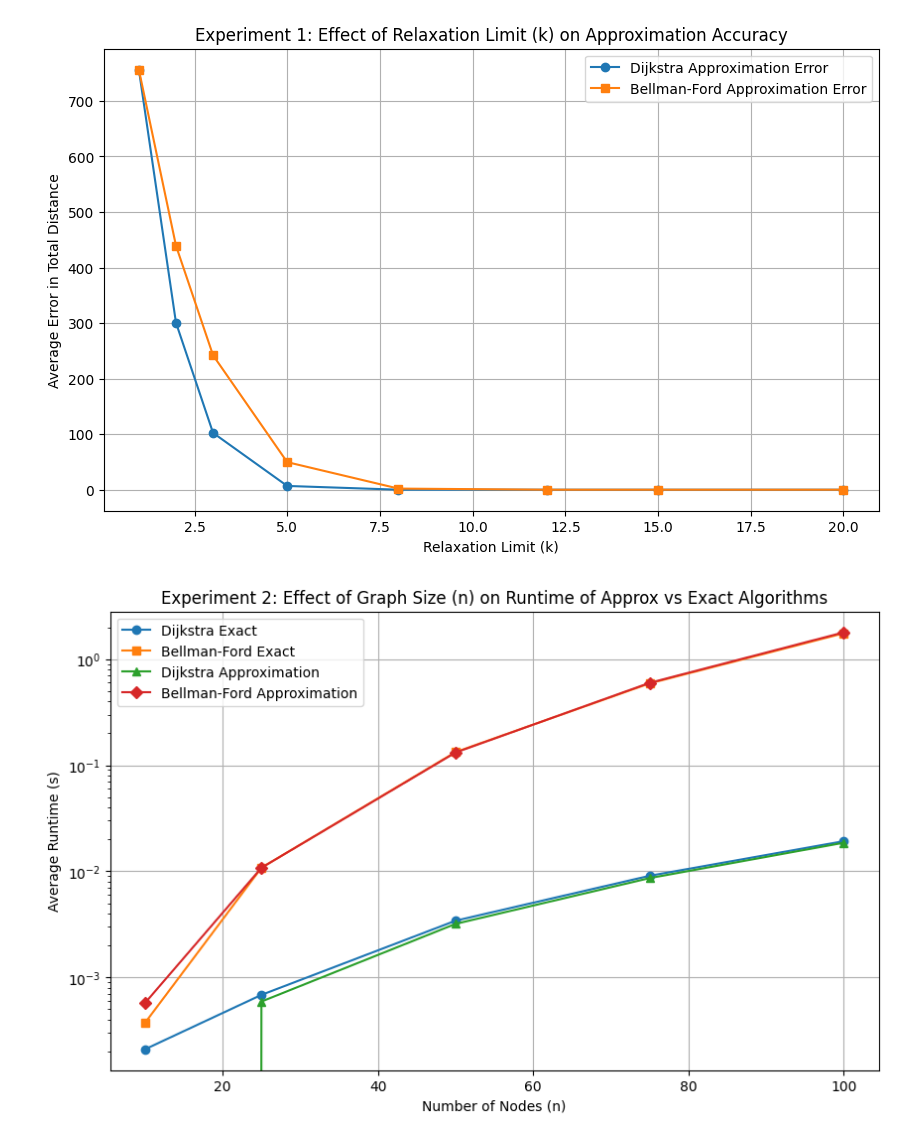
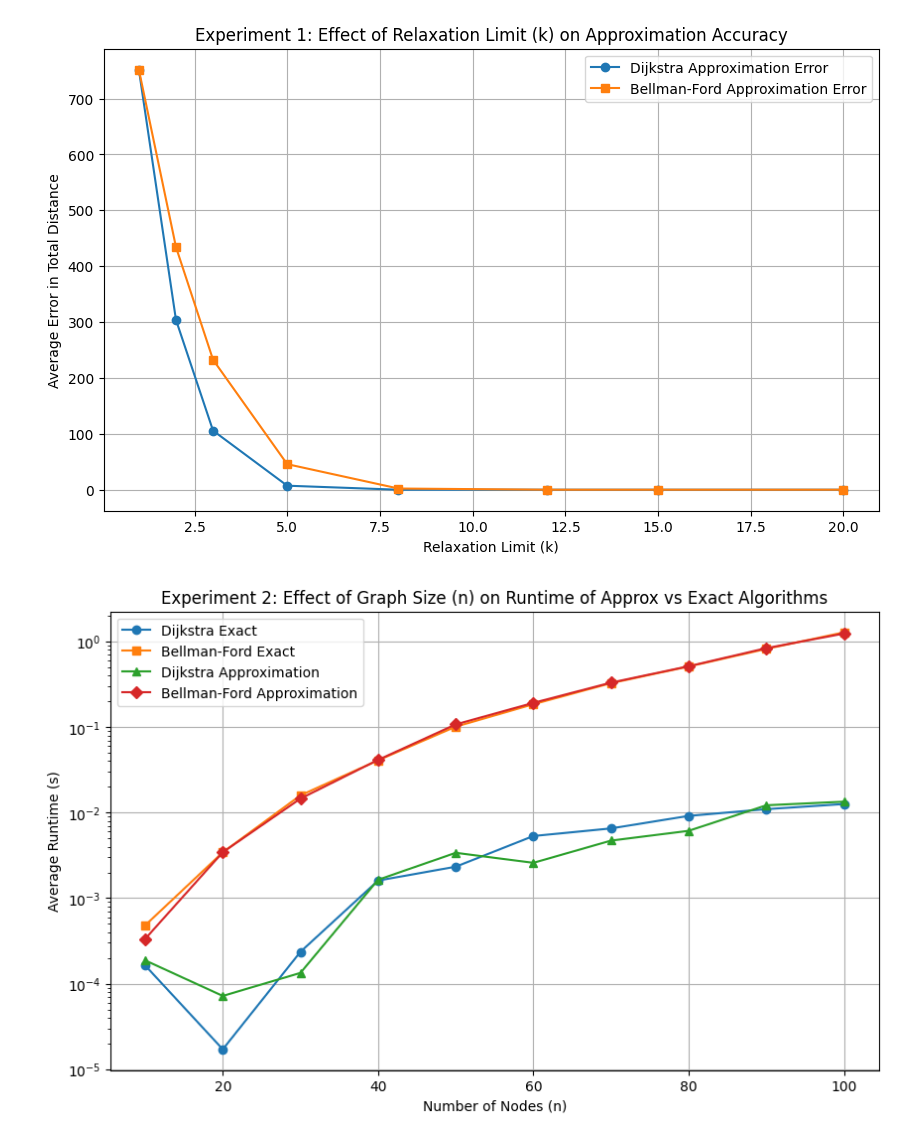
Before and after one commit to Emre-Bozkurt-xyz/2XC3-FinalProject, a Jupyter notebook: experiments_part1.ipynb, the cells around one changed output. Drawn from its saved outputs; the diff is of its cells as text; code cells hidden in the pictures.

```diff
--- a/experiments_part1.ipynb
+++ b/experiments_part1.ipynb
@@ -9,7 +9,7 @@ import time
 # %%
 #Experiment 1: How does the Relaxation Limit (k) affect the accuracy of Approx Shortest Path Algorithms?
 num_nodes = 100
-num_trials = 20
+runs = 20
 max_weight = 20
 k_vals = [1, 2, 3, 5, 8, 12, 15, 20]
 
@@ -19,13 +19,13 @@ bellman_ford_approx_errors = []
 for k in k_vals:
     dijkstra_total_error = 0
     bellman_ford_total_error = 0
-    for _ in range(num_trials):
+    for _ in range(runs):
         G = create_random_complete_graph(num_nodes, max_weight)
         exact_dist = total_dist(dijkstra(G, 0))
         dijkstra_total_error += total_dist(dijkstra_approx(G, 0, k)) - exact_dist
         bellman_ford_total_error += total_dist(bellman_ford_approx(G, 0, k)) - exact_dist
-    dijkstra_approx_errors.append(dijkstra_total_error / num_trials)
-    bellman_ford_approx_errors.append(bellman_ford_total_error / num_trials)
+    dijkstra_approx_errors.append(dijkstra_total_error / runs)
+    bellman_ford_approx_errors.append(bellman_ford_total_error / runs)
 
 plt.figure(figsize=(10, 6))
 plt.plot(k_vals, dijkstra_approx_errors, marker='o', label='Dijkstra Approximation Error')
@@ -40,10 +40,10 @@ plt.show()
 [figure]
 # %%
 #Experiment 2: How does Graph Size/Number of Nodes (n) affect the runtime of Approx Shortest Path Algorithms vs Exact Algorithms?
-num_trials = 20
+runs = 30
 max_weight = 20
 k = 5
-n = [10, 25, 50, 75, 100]
+n = [10, 20, 30, 40, 50, 60, 70, 80, 90, 100]
 
 dijkstra_exact_times = []
 bellman_ford_exact_times = []
@@ -55,44 +55,44 @@ for num_nodes in n:
     bellman_ford_exact_time = 0
     dijkstra_approx_time = 0
     bellman_ford_approx_time = 0
-    for _ in range(num_trials):
+    for _ in range(runs):
         G = create_random_complete_graph(num_nodes, max_weight)
 
         start = time.time()
         dijkstra(G, 0)
         dijkstra_exact_time += time.time() - start
 
         start = time.time()
         bellman_ford(G, 0)
         bellman_ford_exact_time += time.time() - start
 
         start = time.time()
         dijkstra_approx(G, 0, k)
         dijkstra_approx_time += time.time() - start
 
         start = time.time()
         bellman_ford_approx(G, 0, k)
         bellman_ford_approx_time += time.time() - start
 
-    dijkstra_exact_times.append(dijkstra_exact_time / num_trials)
-    bellman_ford_exact_times.append(bellman_ford_exact_time / num_trials)
-    dijkstra_approx_times.append(dijkstra_approx_time / num_trials)
-    bellman_ford_approx_times.append(bellman_ford_approx_time / num_trials)
+    dijkstra_exact_times.append(dijkstra_exact_time / runs)
+    bellman_ford_exact_times.append(bellman_ford_exact_time / runs)
+    dijkstra_approx_times.append(dijkstra_approx_time / runs)
+    bellman_ford_approx_times.append(bellman_ford_approx_time / runs)
 
 plt.figure(figsize=(10, 6))
 plt.plot(n, dijkstra_exact_times, marker='o', label='Dijkstra Exact')
 plt.plot(n, bellman_ford_exact_times, marker='s', label='Bellman-Ford Exact')
 plt.plot(n, dijkstra_approx_times, marker='^', label='Dijkstra Approximation')
 plt.plot(n, bellman_ford_approx_times, marker='D', label='Bellman-Ford Approximation')
 plt.xlabel('Number of Nodes (n)')
 plt.ylabel('Average Runtime (s)')
 plt.title('Experiment 2: Effect of Graph Size (n) on Runtime of Approx vs Exact Algorithms')
 plt.yscale('log')
 plt.legend()
 plt.grid(True)
 plt.show()
 # %% [output]
-[figure, old version]
+[figure, new version]
 # %%
 # Experiment 3: Effect of Graph Density (m) on Approximation Error of Shortest Path Algorithms
 n = 50
```
Also changed, not shown: parts of 1 cell of this notebook.
